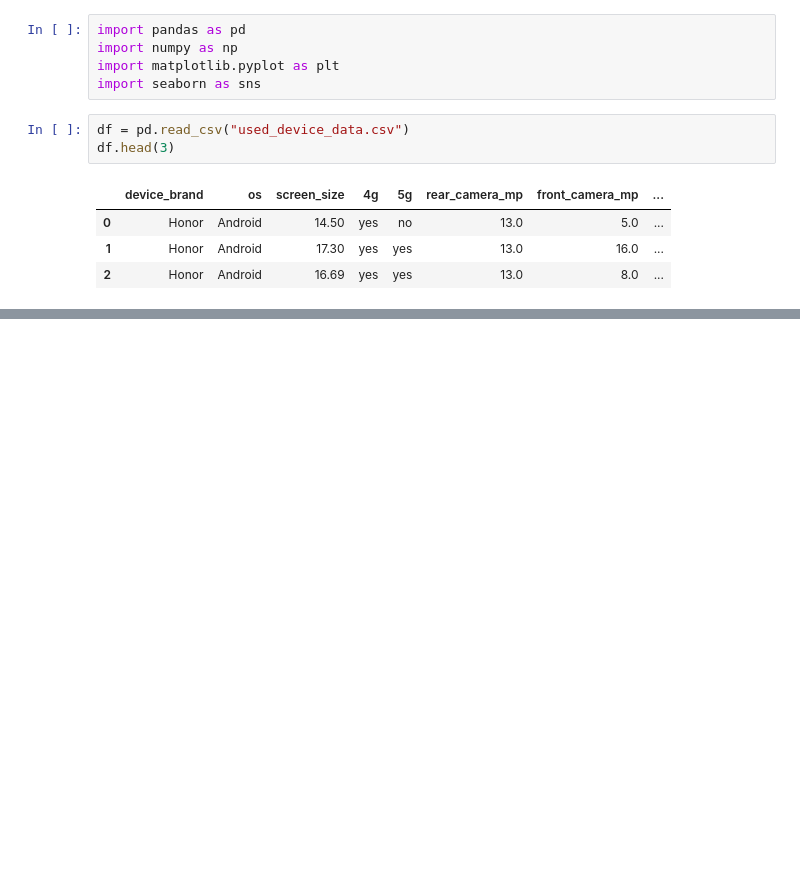
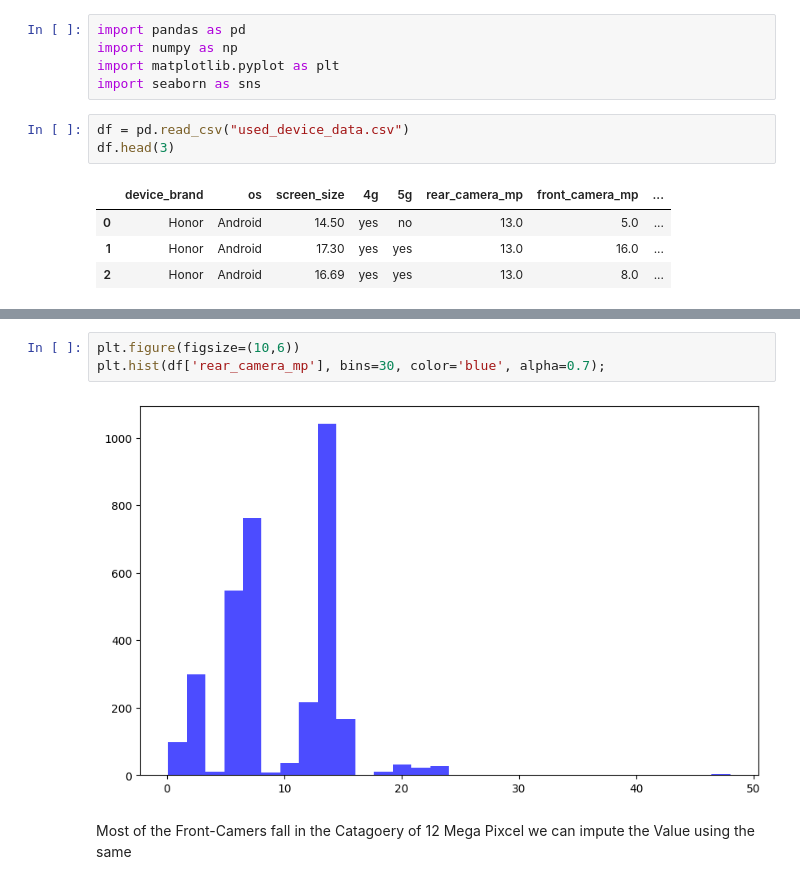
Before and after one commit to dedsec-a/Comodity-Price-predectior, a Jupyter notebook: Notebook/traning.ipynb, the cells around one changed output, grey strips where cells are left out. Saved outputs shown, nothing was run; the diff lists cells and outputs as text; blank space fills up the shorter version.

```diff
--- a/Notebook/traning.ipynb
+++ b/Notebook/traning.ipynb
@@ -13,0 +54,7 @@ df.head(3)
+# %%
+plt.figure(figsize=(10,6))
+plt.hist(df['rear_camera_mp'], bins=30, color='blue', alpha=0.7);
+# %% [output]
+[figure, added]
+# %% [markdown]
+Most of the Front-Camers fall in the Catagoery of 12 Mega Pixcel we can impute the Value using the same
```
Also changed, not shown: parts of 83 cells of this notebook, 5 other files.
